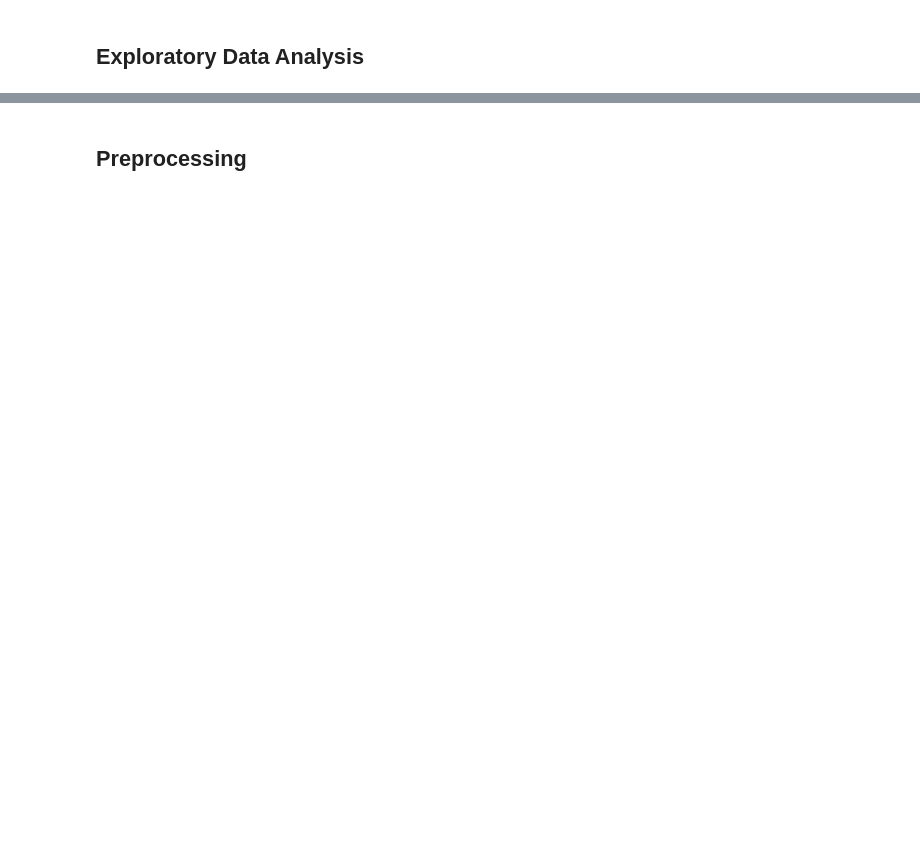
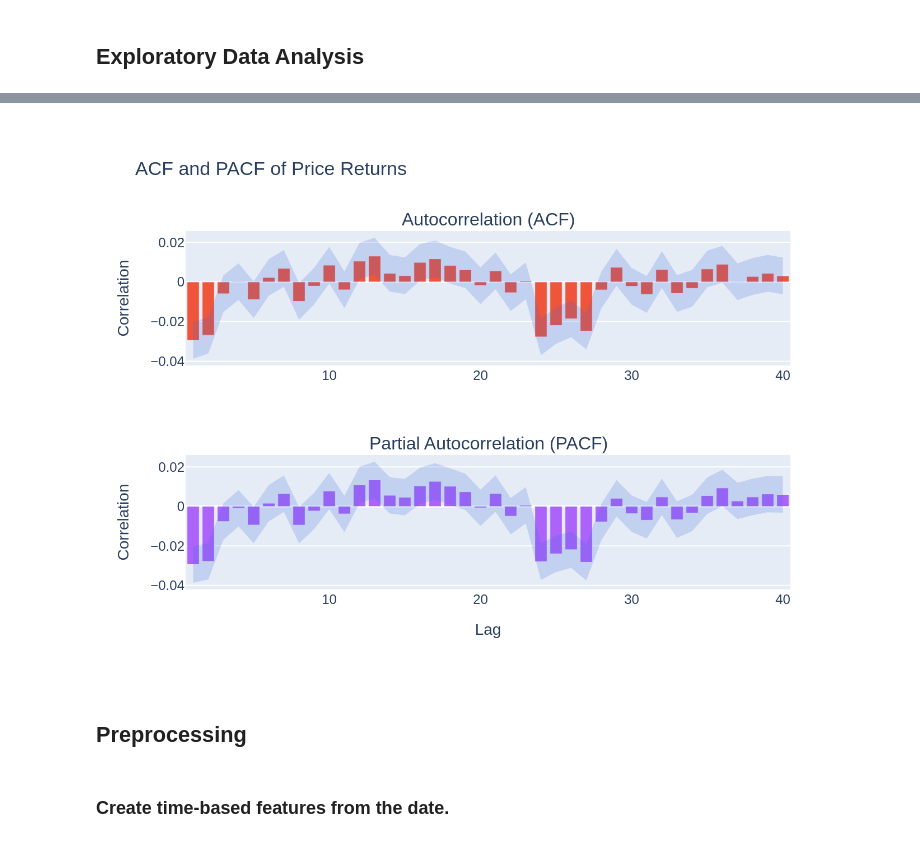
Before and after one commit to 1pawn0/time-series-forecasting-lab, a Jupyter notebook: preprocessing_the_data.ipynb, the cells around one changed output, grey strips where cells are left out. Saved outputs shown, nothing was run; the diff lists cells and outputs as text; code cells hidden in the pictures; blank space fills up the shorter version.

```diff
--- a/preprocessing_the_data.ipynb
+++ b/preprocessing_the_data.ipynb
@@ -181,33 +221,39 @@ ci_lower_pacf = pacf_conf_intervals[:, 0]
 
 # Add PACF confidence interval region
 acf_pacf_fig.add_trace(
     go.Scatter(
         x=np.concatenate([lags_pacf, lags_pacf[::-1]]),
         y=np.concatenate([ci_upper_pacf, ci_lower_pacf[::-1]]),
         fill="toself",
         fillcolor="RoyalBlue",
         opacity=0.2,
         line=dict(color="rgba(255,255,255,0)"),
         name="PACF 99% CI",
         showlegend=True,
     ),
     row=2,
     col=1,
 )
 
 # Add PACF bars
 acf_pacf_fig.add_trace(go.Bar(x=lags_pacf, y=pacf_values, name="PACF"), row=2, col=1)
 
 
 acf_pacf_fig.update_layout(
     title_text="ACF and PACF of Price Returns",
     showlegend=False,
 )
 
 acf_pacf_fig.update_xaxes(title_text="Lag", row=2, col=1)
 acf_pacf_fig.update_yaxes(title_text="Correlation", row=1, col=1)
 acf_pacf_fig.update_yaxes(title_text="Correlation", row=2, col=1)
 
-acf_pacf_fig.show()
+# acf_pacf_fig.show()
+acf_pacf_fig.write_image(plot_figures_path / "acf_pacf_plot.png", format='png', scale=2)
+display(Image(plot_figures_path / "acf_pacf_plot.png"))
+# %% [output]
+[figure, added]
 # %% [markdown]
 ## Preprocessing
+# %% [markdown]
+### Create time-based features from the date.
```
Also changed, not shown: parts of 13 cells of this notebook.
